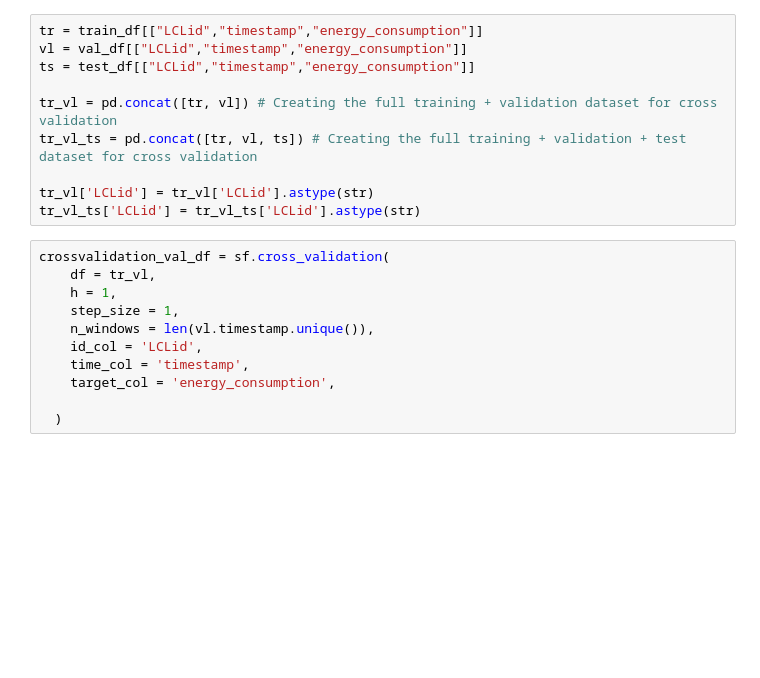
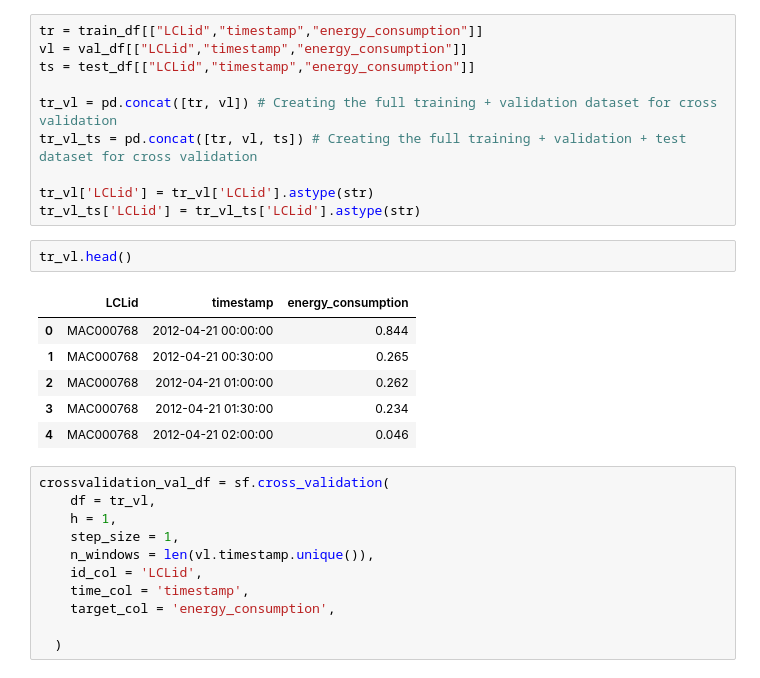
Before and after one commit to PacktPublishing/Modern-Time-Series-Forecasting-with-Python-2E, a Jupyter notebook: notebooks/Chapter08/00-Single Step Backtesting Baselines Nixtla.ipynb, the cells around one changed output. Cells and saved outputs as stored; diff of their text form; blank space fills up the shorter version.

```diff
--- a/notebooks/Chapter08/00-Single Step Backtesting Baselines Nixtla.ipynb
+++ b/notebooks/Chapter08/00-Single Step Backtesting Baselines Nixtla.ipynb
@@ -155,6 +157,15 @@ tr_vl_ts = pd.concat([tr, vl, ts]) # Creating the full training + validation + t
 
 tr_vl['LCLid'] = tr_vl['LCLid'].astype(str)
 tr_vl_ts['LCLid'] = tr_vl_ts['LCLid'].astype(str)
+# %%
+tr_vl.head()
+# %% [output]
+|  | LCLid | timestamp | energy_consumption |
+| 0 | MAC000768 | 2012-04-21 00:00:00 | 0.844 |
+| 1 | MAC000768 | 2012-04-21 00:30:00 | 0.265 |
+| 2 | MAC000768 | 2012-04-21 01:00:00 | 0.262 |
+| 3 | MAC000768 | 2012-04-21 01:30:00 | 0.234 |
+| 4 | MAC000768 | 2012-04-21 02:00:00 | 0.046 |
 # %%
 crossvalidation_val_df = sf.cross_validation(
     df = tr_vl,
```
Also changed, not shown: parts of 10 cells of this notebook.
